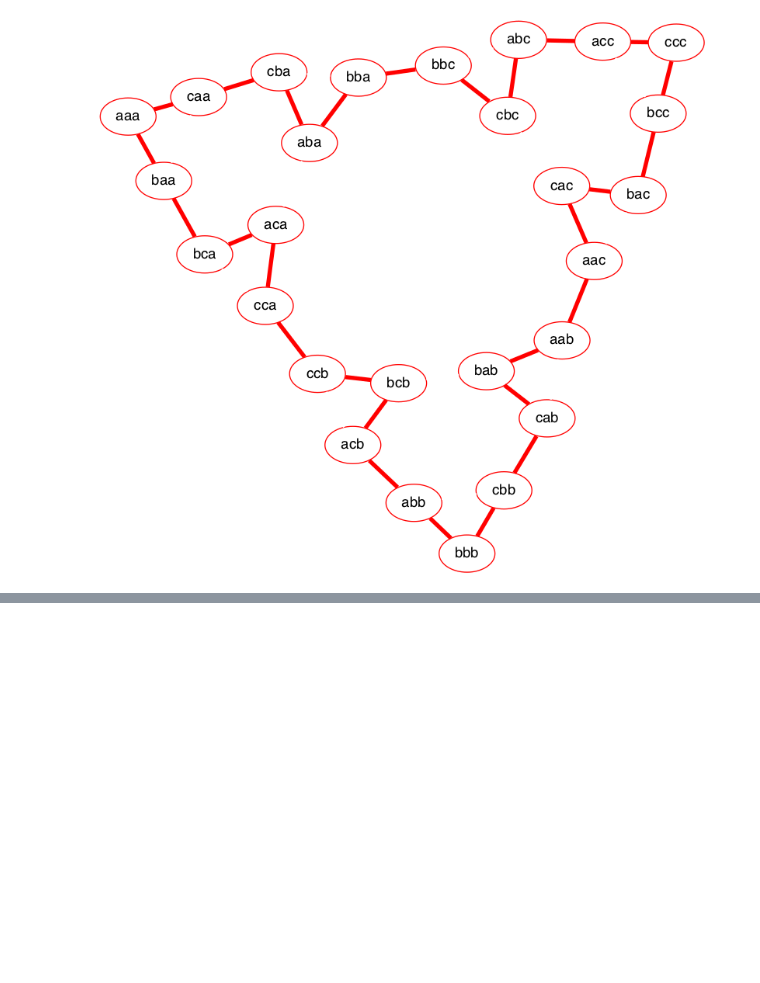
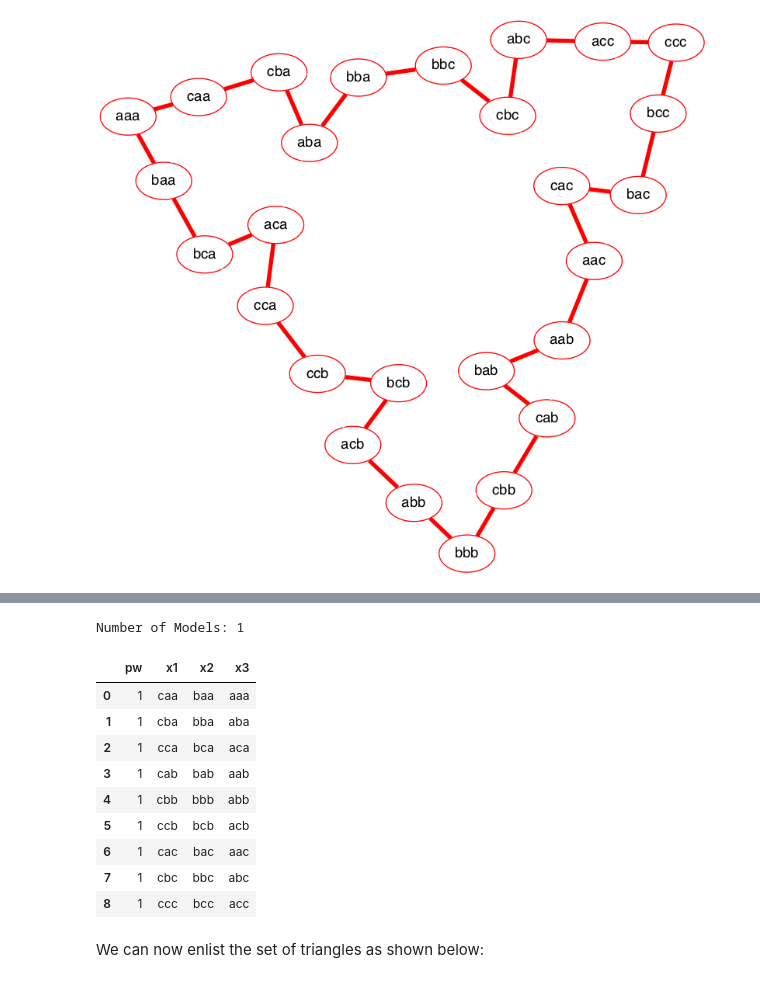
Before and after one commit to idaks/PWE-demos, a Jupyter notebook: Hanoi-Graph-Analysis.ipynb, the cells around one changed output, grey strips where cells are left out. Saved outputs shown, nothing was run; the diff lists cells and outputs as text; code cells hidden in the pictures; blank space fills up the shorter version.

```diff
--- a/Hanoi-Graph-Analysis.ipynb
+++ b/Hanoi-Graph-Analysis.ipynb
@@ -279,0 +314,19 @@ draw(G_temp)
+# %%
+hanoi_triangles_pws_rel_dfs, _, _ = load_worlds(hanoi_triangles['asp_soln'])
+# %% [output]
+Number of Models: 1
+# %%
+hanoi_triangles_pws_rel_dfs['tr_3']
+# %% [output]
+|  | pw | x1 | x2 | x3 |
+| 0 | 1 | caa | baa | aaa |
+| 1 | 1 | cba | bba | aba |
+| 2 | 1 | cca | bca | aca |
+| 3 | 1 | cab | bab | aab |
+| 4 | 1 | cbb | bbb | abb |
+| 5 | 1 | ccb | bcb | acb |
+| 6 | 1 | cac | bac | aac |
+| 7 | 1 | cbc | bbc | abc |
+| 8 | 1 | ccc | bcc | acc |
+# %% [markdown]
+We can now enlist the set of triangles as shown below:
```
Also changed, not shown: parts of 24 cells of this notebook, 20 other files.
